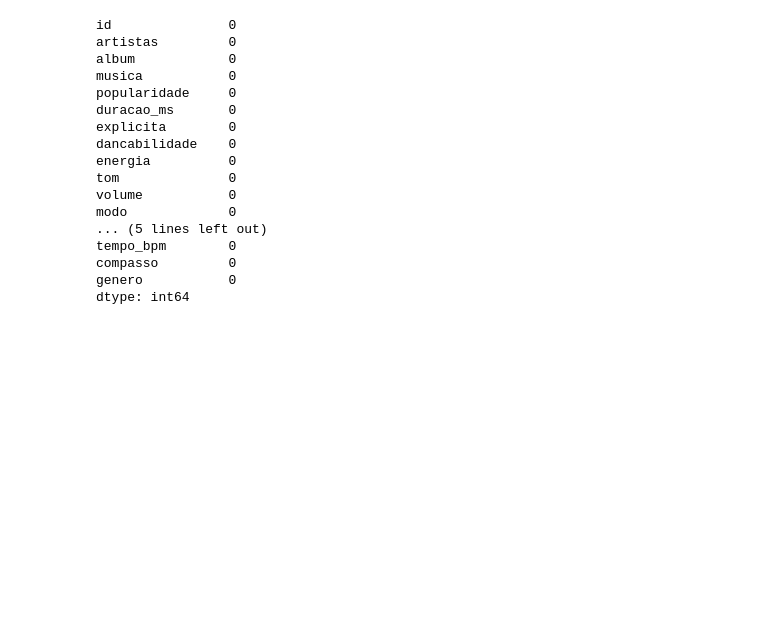
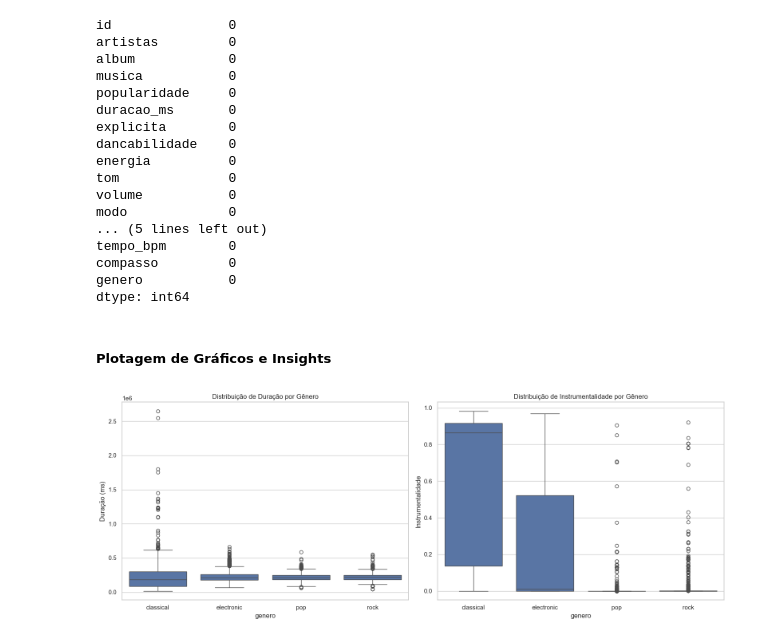
Before and after one commit to Lucca0404/RegressaoLinear, a Jupyter notebook: notebooks/01_eda.ipynb, the cells around one changed output. Cells and saved outputs as stored; diff of their text form; code cells hidden in the pictures; blank space fills up the shorter version.

Commit message:
graficos e insights

```diff
--- a/notebooks/01_eda.ipynb
+++ b/notebooks/01_eda.ipynb
@@ -113,3 +113,30 @@ genero           0
 dtype: int64
 # %%
 df.to_csv("../data/processed/dataset_limpo.csv", index=False)
+# %% [markdown]
+##### Plotagem de Gráficos e Insights
+# %%
+# Selecionando alguns gêneros contrastantes para exemplificar o contexto
+generos_exemplo = ['classical', 'pop', 'electronic', 'rock']
+df_contexto = df[df['genero'].isin(generos_exemplo)]
+
+# Configurando o estilo do seaborn
+sns.set(style="whitegrid")
+
+# Criando uma figura com 2 subplots
+fig, axes = plt.subplots(1, 2, figsize=(16, 6))
+
+# Gráfico 1: Duração por Gênero
+sns.boxplot(x='genero', y='duracao_ms', data=df_contexto, ax=axes[0])
+axes[0].set_title('Distribuição de Duração por Gênero')
+axes[0].set_ylabel('Duração (ms)')
+
+# Gráfico 2: Instrumentalidade por Gênero
+sns.boxplot(x='genero', y='instrumental', data=df_contexto, ax=axes[1])
+axes[1].set_title('Distribuição de Instrumentalidade por Gênero')
+axes[1].set_ylabel('Instrumentalidade')
+
+plt.tight_layout()
+plt.savefig('contexto_outliers_genero.png')
+# %% [output]
+[figure, added]
```
Also changed, not shown: parts of 5 cells of this notebook, 2 other files.
